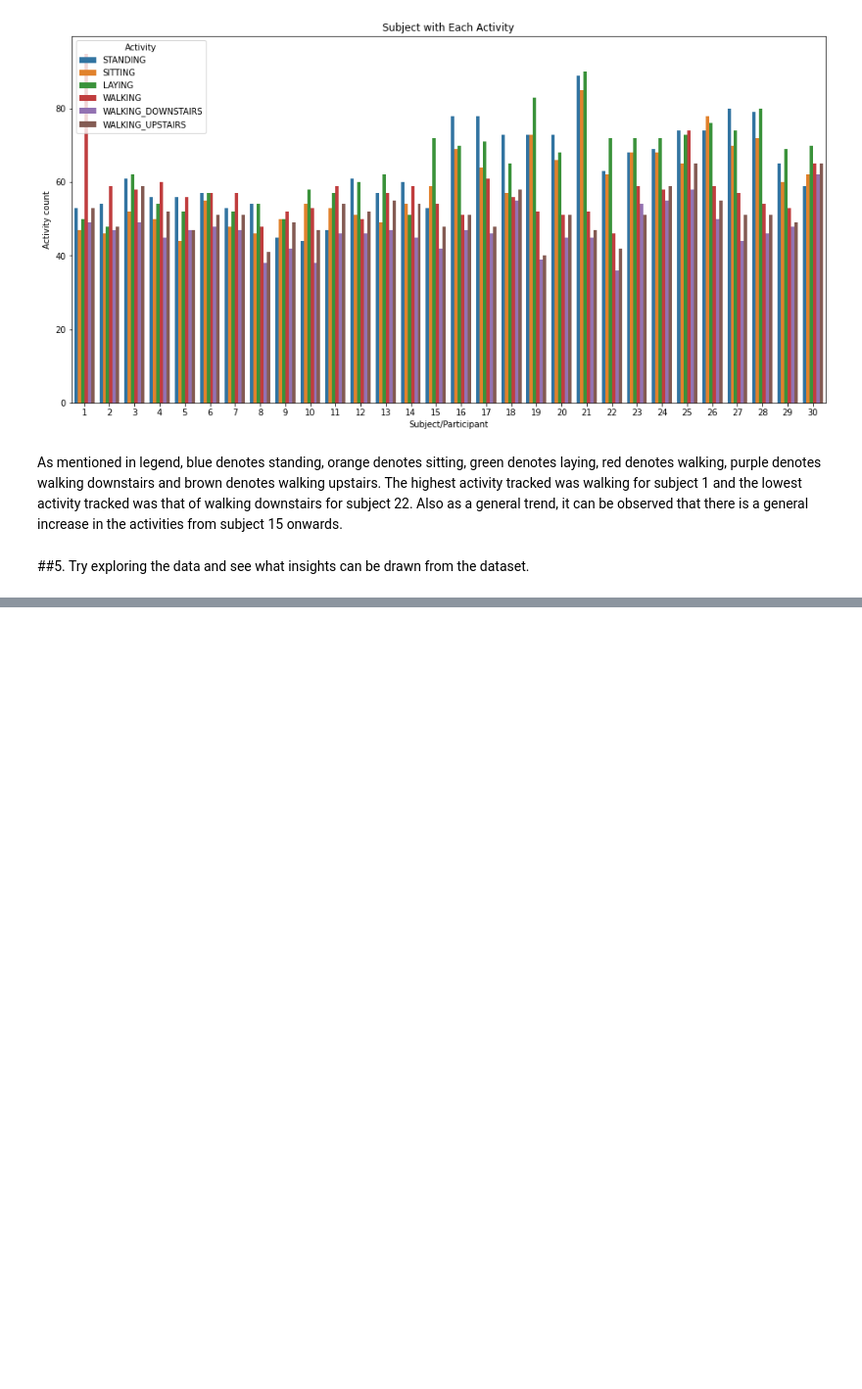
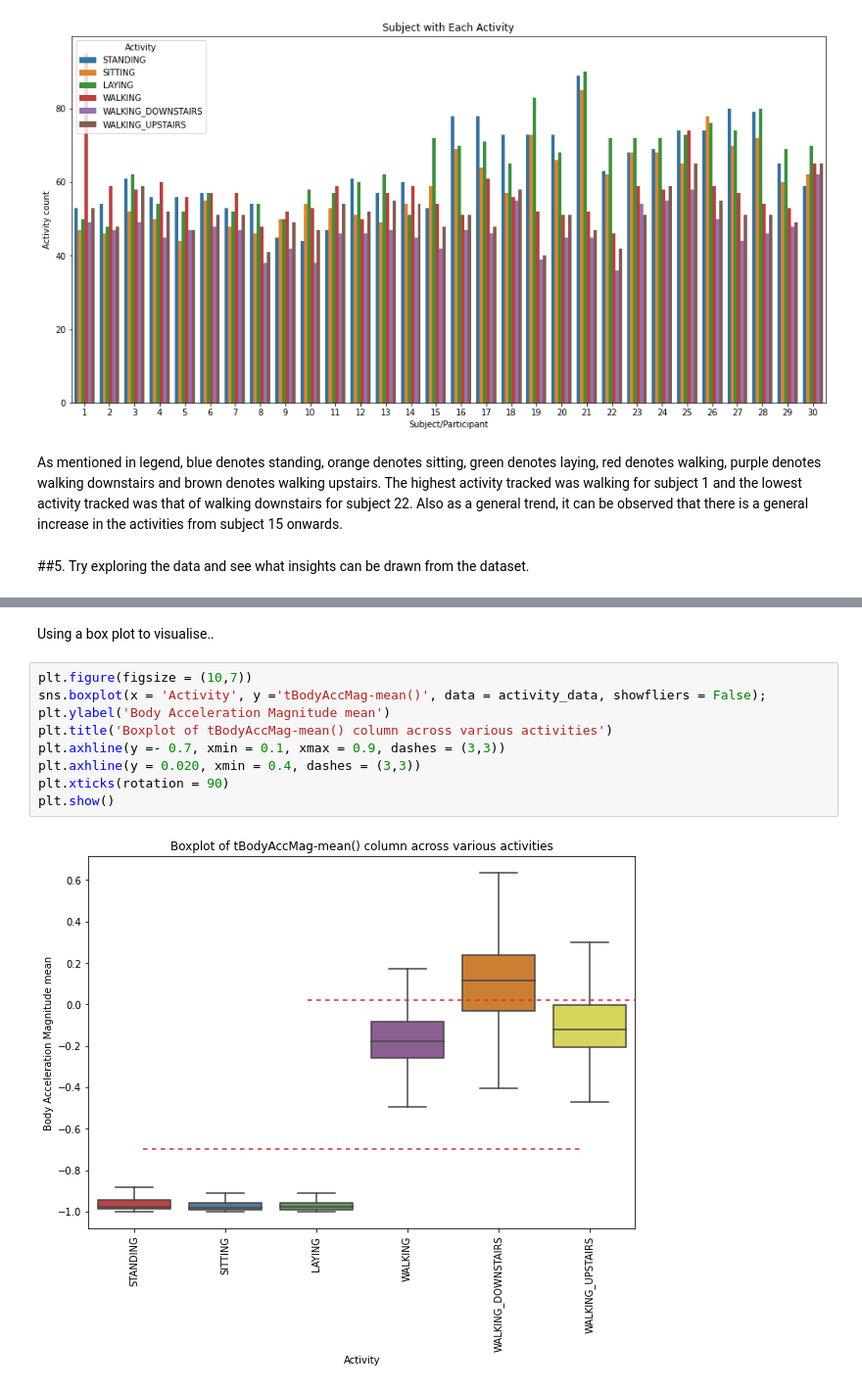
Before and after one commit to mshamesh/HumanActivityRecognition, a Jupyter notebook: Smartphones_assignment.ipynb, the cells around one changed output, grey strips where cells are left out. Shown at 98% size. Drawn from its saved outputs; the diff is of its cells as text; blank space fills up the shorter version.

```diff
--- a/Smartphones_assignment.ipynb
+++ b/Smartphones_assignment.ipynb
@@ -120,0 +159,13 @@ As mentioned in legend, blue denotes standing, orange denotes sitting, green den
+# %% [markdown]
+Using a box plot to visualise..
+# %%
+plt.figure(figsize = (10,7))
+sns.boxplot(x = 'Activity', y ='tBodyAccMag-mean()', data = activity_data, showfliers = False);
+plt.ylabel('Body Acceleration Magnitude mean')
+plt.title('Boxplot of tBodyAccMag-mean() column across various activities')
+plt.axhline(y =- 0.7, xmin = 0.1, xmax = 0.9, dashes = (3,3))
+plt.axhline(y = 0.020, xmin = 0.4, dashes = (3,3))
+plt.xticks(rotation = 90)
+plt.show()
+# %% [output]
+[figure, added]
```
Also changed, not shown: parts of 7 cells of this notebook.
